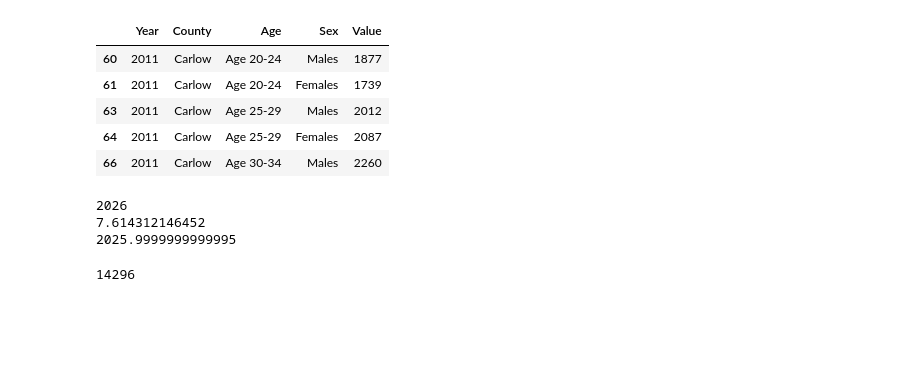
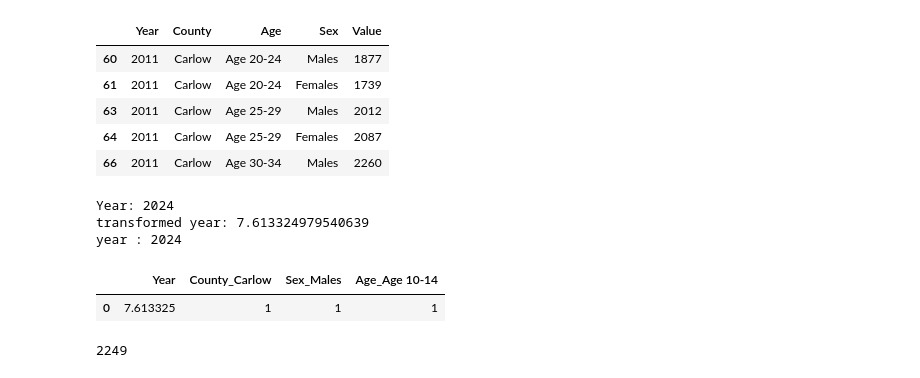
Before and after one commit to zeros2018/population_ireland, a Jupyter notebook: Population Project.ipynb, the cells around one changed output. Saved outputs shown, nothing was run; the diff lists cells and outputs as text; code cells hidden in the pictures; blank space fills up the shorter version.

```diff
--- a/Population Project.ipynb
+++ b/Population Project.ipynb
@@ -1560,26 +1711,26 @@ df_population.head()
 #Age 65-69
 #Sex Female
 
-year = 2026
+year = 2024
 transformed_year = np.log1p(year) # We need to transform the data
 year_test = np.expm1(transformed_year)
-print(year)
-print(transformed_year)
-print(year_test)
+print("Year: "+str(year))
+print("transformed year: "+str(transformed_year))
+print("year : "+str(round(year_test)))
 # %% [output]
-2026
-7.614312146452
-2025.9999999999995
+Year: 2024
+transformed year: 7.613324979540639
+year : 2024
 # %%
 client = {
     'Year': [transformed_year],
-    'County_Carlow': [0],
+    'County_Carlow': [1],
     'County_Cavan': [0],
     'County_Clare': [0],
     'County_Cork': [0],
     'County_Cork City': [0],
     'County_Donegal': [0],
-    'County_Dublin City': [1],
+    'County_Dublin City': [0],
     'County_Dún Laoghaire-Rathdown': [0],
     'County_Fingal': [0],
     'County_Galway': [0],
@@ -1606,7 +1757,7 @@ client = {
     'County_Wicklow': [0],
     'Age_Age 0-04': [0],
     'Age_Age 05-09': [0],
-    'Age_Age 10-14': [0],
+    'Age_Age 10-14': [1],
     'Age_Age 15-19': [0],
     'Age_Age 20-24': [0],
     'Age_Age 25-29': [0],
@@ -1617,22 +1768,27 @@ client = {
     'Age_Age 50-54': [0],
     'Age_Age 55-59': [0],
     'Age_Age 60-64': [0],
-    'Age_Age 65-69': [1],
+    'Age_Age 65-69': [0],
     'Age_Age 70-74': [0],
     'Age_Age 75-79': [0],
     'Age_Age 80-84': [0],
     'Age_Age 85 and over': [0],
-    'Sex_Females': [1],
-    'Sex_Males': [0]
+    'Sex_Females': [0],
+    'Sex_Males': [1]
 }
 
 df_client = pd.DataFrame(client)
+# %%
+df_client[["Year", "County_Carlow", "Sex_Males","Age_Age 10-14"]]
+# %% [output]
+|  | Year | County_Carlow | Sex_Males | Age_Age 10-14 |
+| 0 | 7.613325 | 1 | 1 | 1 |
 # %%
 # Check the result
 prediction_client = model.predict(df_client)
 prediction_population = int(np.expm1(prediction_client))
 print(prediction_population)
 # %% [output]
-14296
+2249
 # %%
 #It shoud be more than pople from 2022
```
Also changed, not shown: parts of 95 cells of this notebook, 1 other file.
